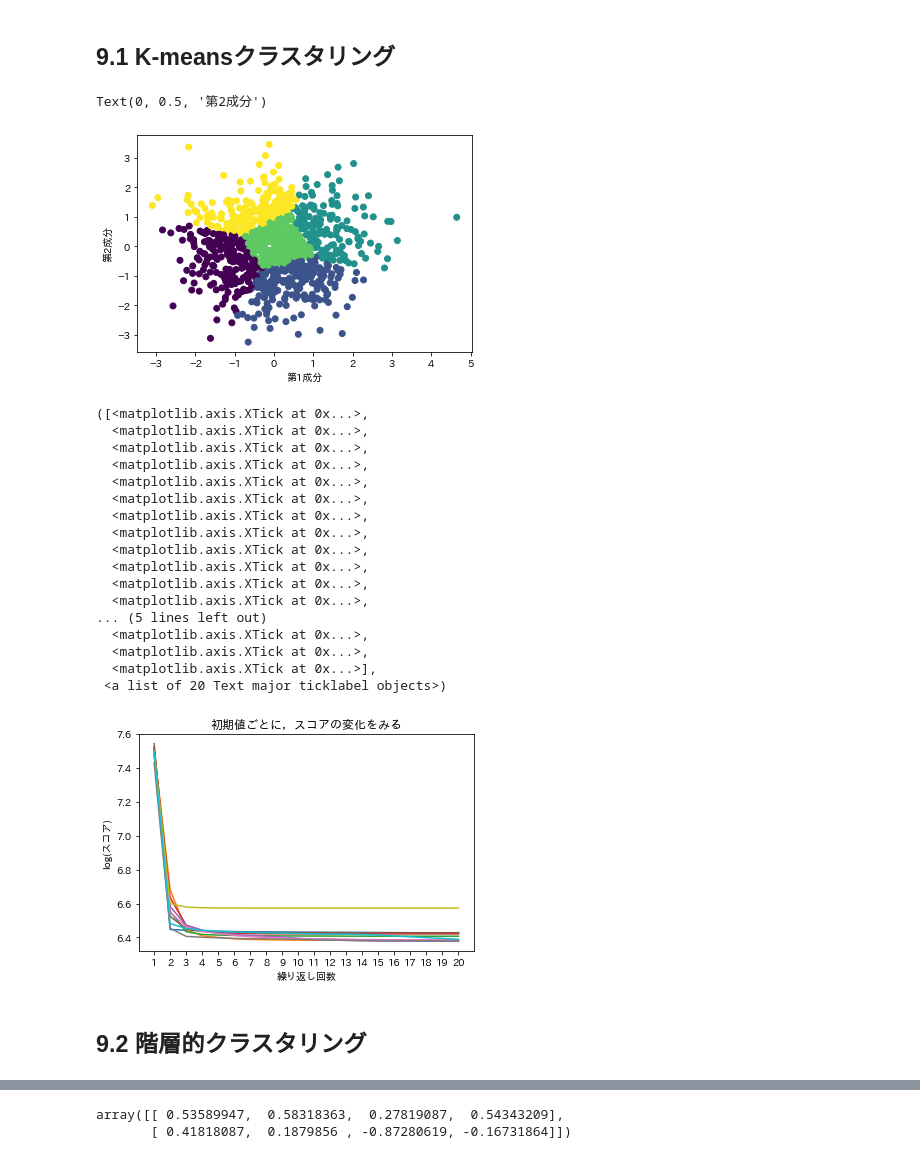
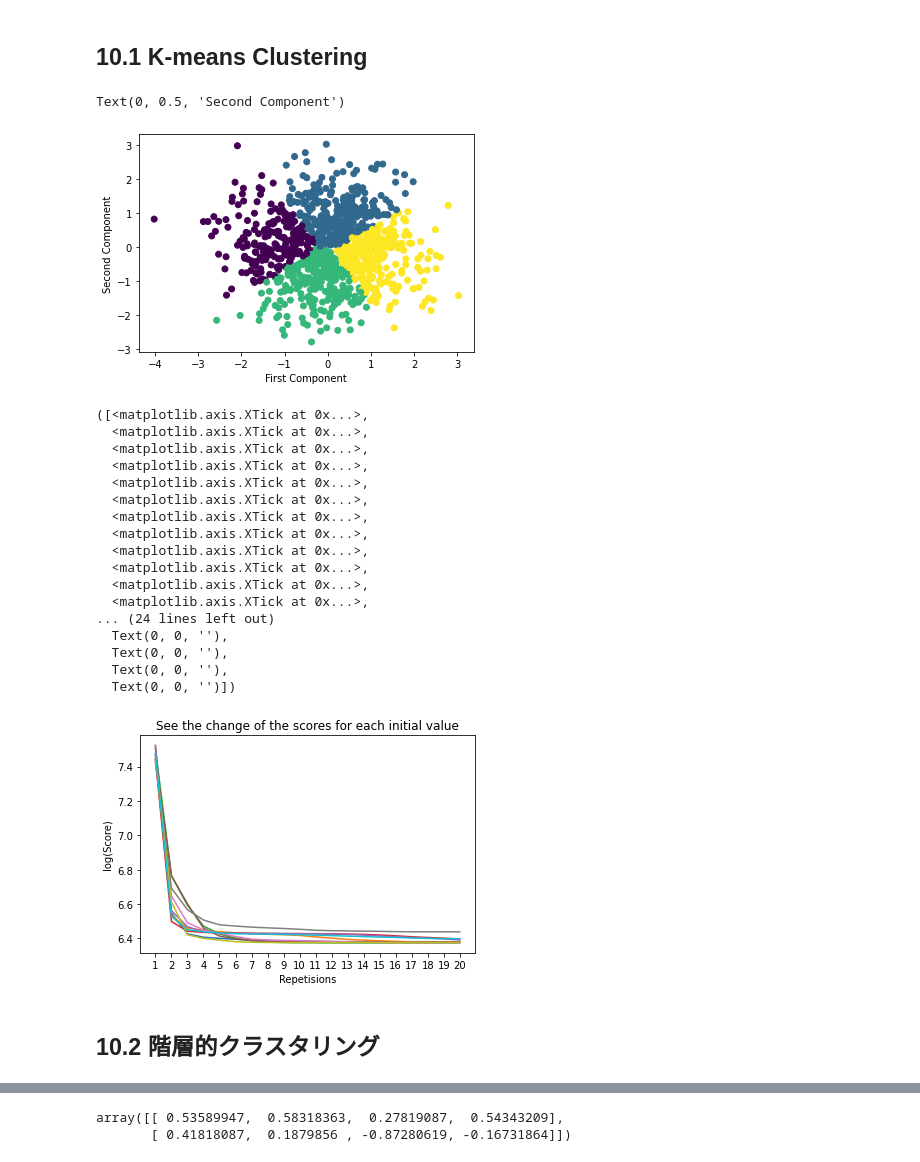
Before and after one commit to prof-joe/SLMP, a Jupyter notebook: 2-9.ipynb, the cells around one changed output, grey strips where cells are left out. Cells and saved outputs as stored; diff of their text form; code cells hidden in the pictures.

```diff
--- a/2-9.ipynb
+++ b/2-9.ipynb
@@ -14,5 +10,5 @@ The createFontList function was deprecated in Matplotlib 3.2 and will be removed
 # %% [markdown]
-## 9.1 K-meansクラスタリング
+## 10.1 K-means Clustering
 # %%
 def k_means(X,K,iteration=20):
     n,p=X.shape
@@ -43,12 +39,12 @@ X=randn(n,p)  #データ生成
 # %%
-y=k_means(X,5)['clusters'] #各サンプルのクラスタを得る
-#クラスタごとに色を変えて,点を書く
+y=k_means(X,5)['clusters'] # Obtain the cluster for each sample
+# Change the color of the points according to the clusters
 plt.scatter(X[:,0],X[:,1],c=y)
-plt.xlabel("第1成分")
-plt.ylabel("第2成分")
+plt.xlabel("First Component")
+plt.ylabel("Second Component")
 # %% [output]
-Text(0, 0.5, '第2成分')
+Text(0, 0.5, 'Second Component')
-[figure, old version]
+[figure, new version]
 # %%
 n=1000;p=2
 X=randn(n,p)
@@ -56,9 +52,9 @@ itr=np.arange(1,21,1)
 for r in range(10):
     scores=k_means(X,5)['scores']
     plt.plot(itr,np.log(scores))
-plt.xlabel("繰り返し回数")
-plt.ylabel("log(スコア)")
-plt.title("初期値ごとに，スコアの変化をみる")
+plt.xlabel("Repetisions")
+plt.ylabel("log(Score)")
+plt.title("See the change of the scores for each initial value")
 plt.xticks(np.arange(1,21,1))
 # %% [output]
 ([<matplotlib.axis.XTick at 0x...>,
@@ -73,14 +69,14 @@ plt.xticks(np.arange(1,21,1))
   <matplotlib.axis.XTick at 0x...>,
   <matplotlib.axis.XTick at 0x...>,
   <matplotlib.axis.XTick at 0x...>,
-... (5 lines left out)
-  <matplotlib.axis.XTick at 0x...>,
-  <matplotlib.axis.XTick at 0x...>,
-  <matplotlib.axis.XTick at 0x...>],
- <a list of 20 Text major ticklabel objects>)
+... (24 lines left out)
+  Text(0, 0, ''),
+  Text(0, 0, ''),
+  Text(0, 0, ''),
+  Text(0, 0, '')])
-[figure, old version]
+[figure, new version]
 # %% [markdown]
-## 9.2 階層的クラスタリング
+## 10.2 階層的クラスタリング
 # %%
 def dist_complete(x,y):
     r=x.shape[0]
```
Also changed, not shown: parts of 40 cells of this notebook, 8 other files.
